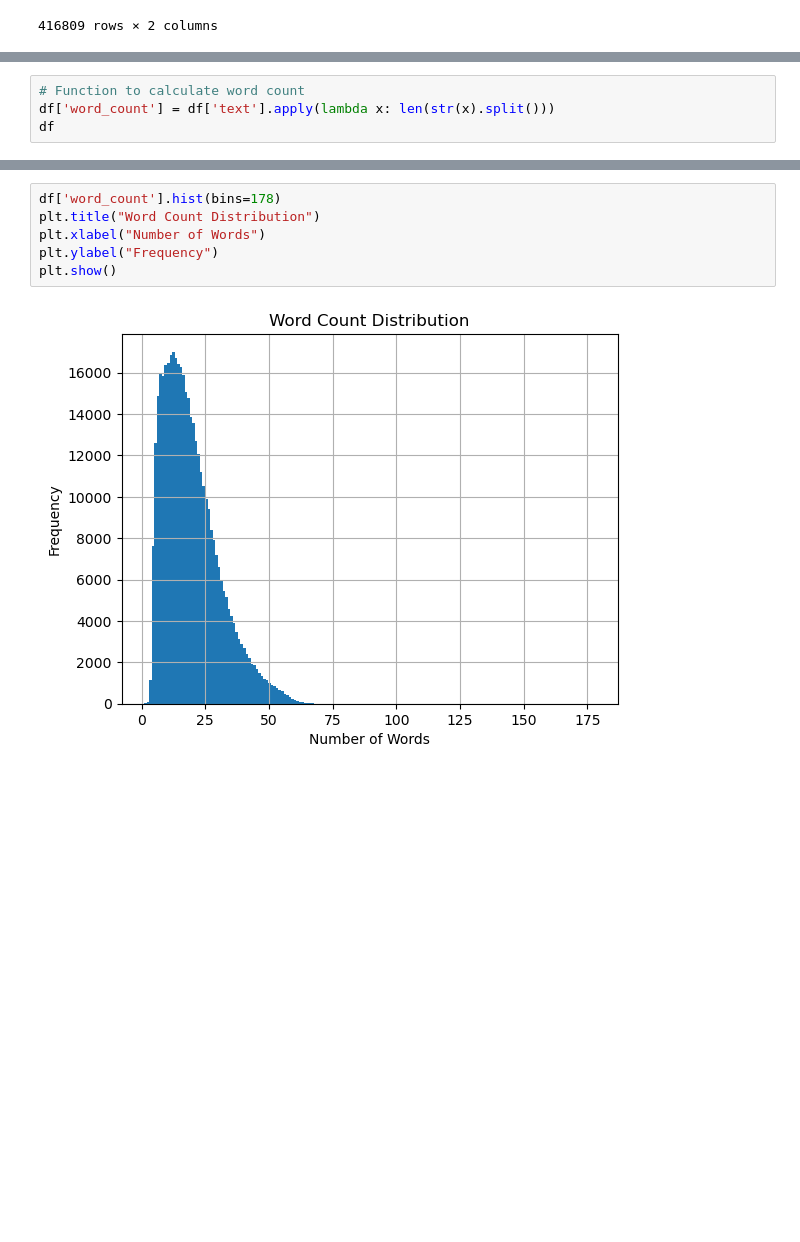
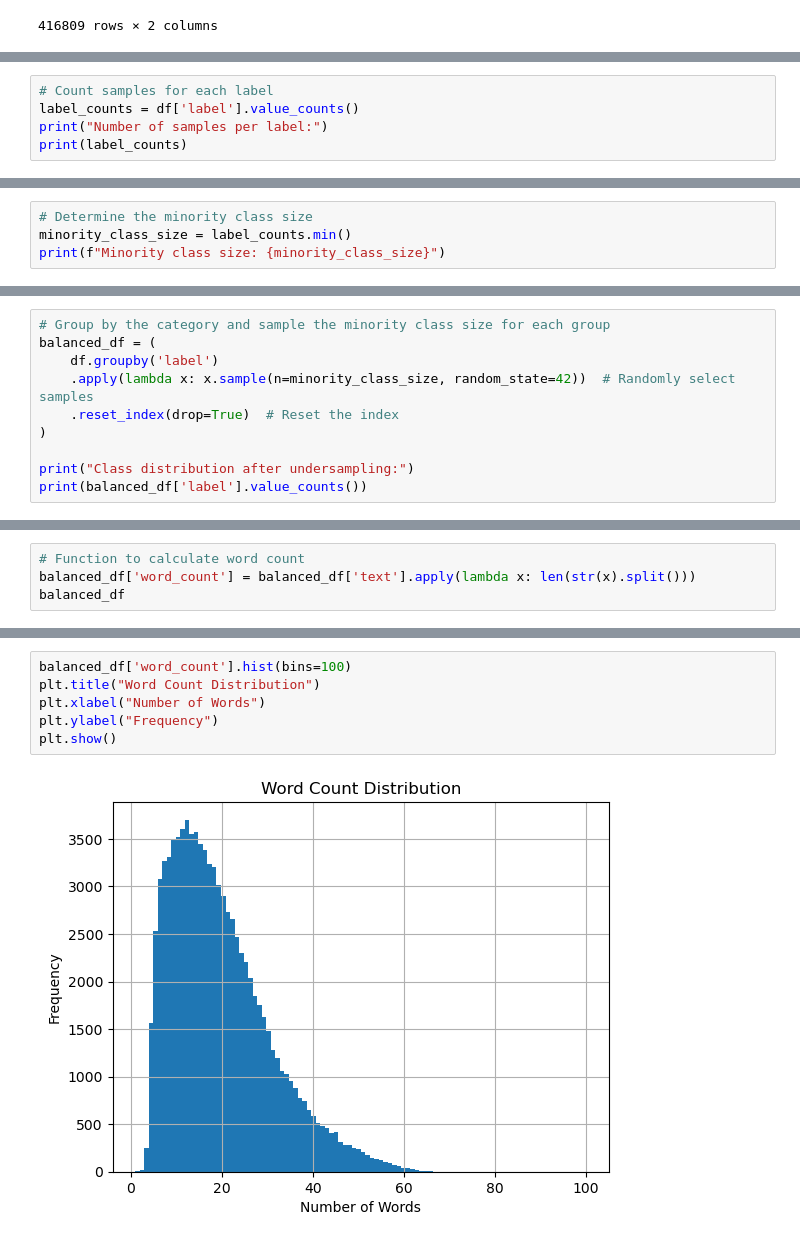
Before and after one commit to Spring-of-Vision/Deep-Learning-NLP, a Jupyter notebook: Bag of Words.ipynb, the cells around one changed output, grey strips where cells are left out. Saved outputs shown, nothing was run; the diff lists cells and outputs as text; blank space fills up the shorter version.

```diff
--- a/Bag of Words.ipynb
+++ b/Bag of Words.ipynb
@@ -33,0 +54,5 @@ df
+# %%
+# Count samples for each label
+label_counts = df['label'].value_counts()
+print("Number of samples per label:")
+print(label_counts)
@@ -33,0 +76,4 @@ df
+# %%
+# Determine the minority class size
+minority_class_size = label_counts.min()
+print(f"Minority class size: {minority_class_size}")
@@ -33,0 +82,10 @@ df
+# %%
+# Group by the category and sample the minority class size for each group
+balanced_df = (
+    df.groupby('label')
+    .apply(lambda x: x.sample(n=minority_class_size, random_state=42))  # Randomly select samples
+    .reset_index(drop=True)  # Reset the index
+)
+
+print("Class distribution after undersampling:")
+print(balanced_df['label'].value_counts())
@@ -34,6 +117,6 @@ df
 # %%
 # Function to calculate word count
-df['word_count'] = df['text'].apply(lambda x: len(str(x).split()))
-df
+balanced_df['word_count'] = balanced_df['text'].apply(lambda x: len(str(x).split()))
+balanced_df
 # %% [output]
 |  | text | label | word_count |
@@ -65,11 +148,11 @@ Average words: 19.21
 # %%
-df['word_count'].hist(bins=178)
+balanced_df['word_count'].hist(bins=100)
 plt.title("Word Count Distribution")
 plt.xlabel("Number of Words")
 plt.ylabel("Frequency")
 plt.show()
 # %% [output]
-[figure, old version]
+[figure, new version]
 # %%
 # Create Bag of Words representation
 vectorizer = CountVectorizer()
```
Also changed, not shown: parts of 25 cells of this notebook.
